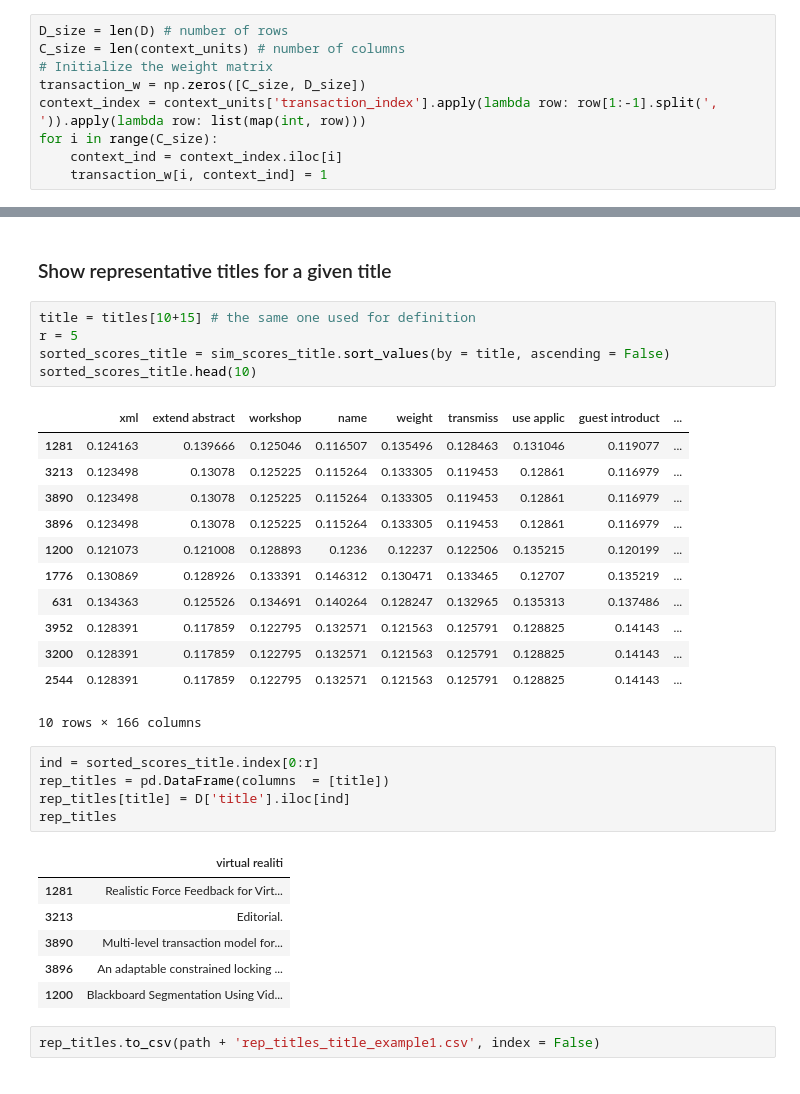
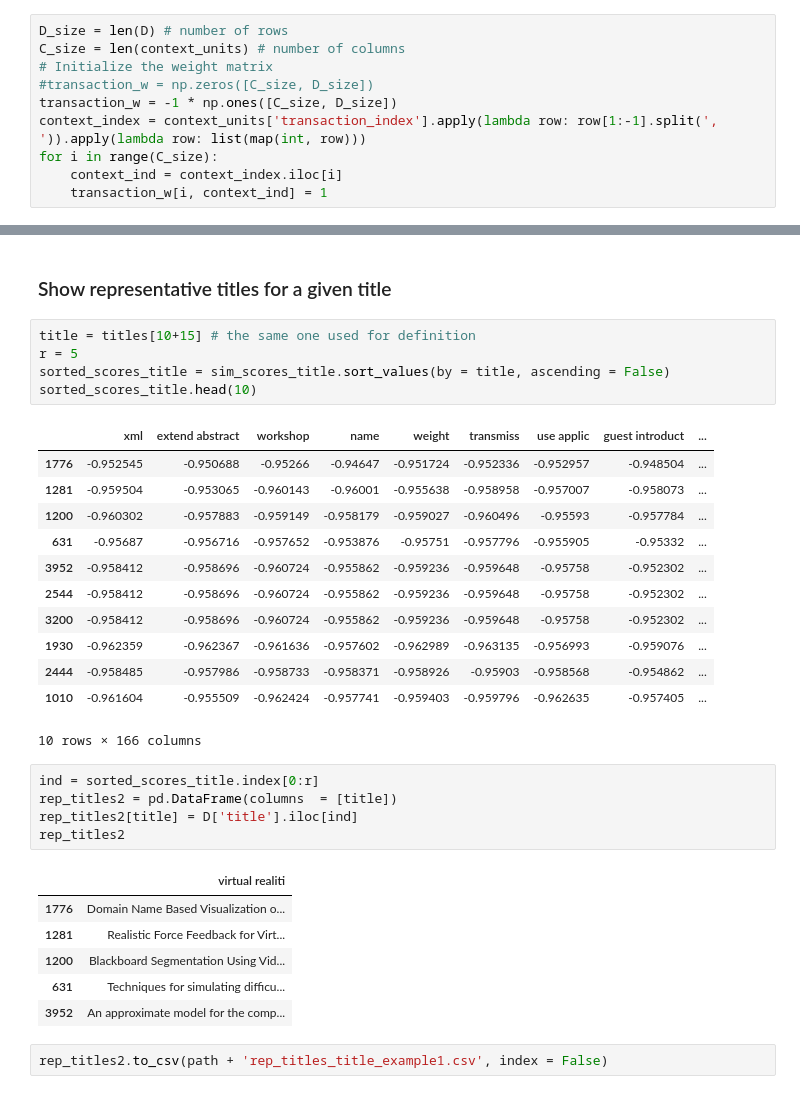
Before and after one commit to bearnomore/CourseProject, a Jupyter notebook: JupyterNoteBookDemo/4. RepresentativeTitles2Pattern/Find_representative_titles_to_pattern.ipynb, the cells around one changed output, grey strips where cells are left out. Cells and saved outputs as stored; diff of their text form.

```diff
--- a/JupyterNoteBookDemo/4. RepresentativeTitles2Pattern/Find_representative_titles_to_pattern.ipynb
+++ b/JupyterNoteBookDemo/4. RepresentativeTitles2Pattern/Find_representative_titles_to_pattern.ipynb
@@ -48,7 +48,8 @@ context_units
 D_size = len(D) # number of rows
 C_size = len(context_units) # number of columns
 # Initialize the weight matrix
-transaction_w = np.zeros([C_size, D_size])
+#transaction_w = np.zeros([C_size, D_size])
+transaction_w = -1 * np.ones([C_size, D_size])
 context_index = context_units['transaction_index'].apply(lambda row: row[1:-1].split(', ')).apply(lambda row: list(map(int, row)))
 for i in range(C_size):
     context_ind = context_index.iloc[i]
@@ -231,28 +232,28 @@ sorted_scores_title = sim_scores_title.sort_values(by = title, ascending = False
 sorted_scores_title.head(10)
 # %% [output]
 |  | xml | extend abstract | workshop | name | weight | transmiss | use applic | guest introduct | ... |
-| 1281 | 0.124163 | 0.139666 | 0.125046 | 0.116507 | 0.135496 | 0.128463 | 0.131046 | 0.119077 | ... |
-| 3213 | 0.123498 | 0.13078 | 0.125225 | 0.115264 | 0.133305 | 0.119453 | 0.12861 | 0.116979 | ... |
-| 3890 | 0.123498 | 0.13078 | 0.125225 | 0.115264 | 0.133305 | 0.119453 | 0.12861 | 0.116979 | ... |
-| 3896 | 0.123498 | 0.13078 | 0.125225 | 0.115264 | 0.133305 | 0.119453 | 0.12861 | 0.116979 | ... |
-| 1200 | 0.121073 | 0.121008 | 0.128893 | 0.1236 | 0.12237 | 0.122506 | 0.135215 | 0.120199 | ... |
-| 1776 | 0.130869 | 0.128926 | 0.133391 | 0.146312 | 0.130471 | 0.133465 | 0.12707 | 0.135219 | ... |
-| 631 | 0.134363 | 0.125526 | 0.134691 | 0.140264 | 0.128247 | 0.132965 | 0.135313 | 0.137486 | ... |
-| 3952 | 0.128391 | 0.117859 | 0.122795 | 0.132571 | 0.121563 | 0.125791 | 0.128825 | 0.14143 | ... |
-| 3200 | 0.128391 | 0.117859 | 0.122795 | 0.132571 | 0.121563 | 0.125791 | 0.128825 | 0.14143 | ... |
-| 2544 | 0.128391 | 0.117859 | 0.122795 | 0.132571 | 0.121563 | 0.125791 | 0.128825 | 0.14143 | ... |
+| 1776 | -0.952545 | -0.950688 | -0.95266 | -0.94647 | -0.951724 | -0.952336 | -0.952957 | -0.948504 | ... |
+| 1281 | -0.959504 | -0.953065 | -0.960143 | -0.96001 | -0.955638 | -0.958958 | -0.957007 | -0.958073 | ... |
+| 1200 | -0.960302 | -0.957883 | -0.959149 | -0.958179 | -0.959027 | -0.960496 | -0.95593 | -0.957784 | ... |
+| 631 | -0.95687 | -0.956716 | -0.957652 | -0.953876 | -0.95751 | -0.957796 | -0.955905 | -0.95332 | ... |
+| 3952 | -0.958412 | -0.958696 | -0.960724 | -0.955862 | -0.959236 | -0.959648 | -0.95758 | -0.952302 | ... |
+| 2544 | -0.958412 | -0.958696 | -0.960724 | -0.955862 | -0.959236 | -0.959648 | -0.95758 | -0.952302 | ... |
+| 3200 | -0.958412 | -0.958696 | -0.960724 | -0.955862 | -0.959236 | -0.959648 | -0.95758 | -0.952302 | ... |
+| 1930 | -0.962359 | -0.962367 | -0.961636 | -0.957602 | -0.962989 | -0.963135 | -0.956993 | -0.959076 | ... |
+| 2444 | -0.958485 | -0.957986 | -0.958733 | -0.958371 | -0.958926 | -0.95903 | -0.958568 | -0.954862 | ... |
+| 1010 | -0.961604 | -0.955509 | -0.962424 | -0.957741 | -0.959403 | -0.959796 | -0.962635 | -0.957405 | ... |
 10 rows × 166 columns
 # %%
 ind = sorted_scores_title.index[0:r]
-rep_titles = pd.DataFrame(columns  = [title])
-rep_titles[title] = D['title'].iloc[ind]
-rep_titles
+rep_titles2 = pd.DataFrame(columns  = [title])
+rep_titles2[title] = D['title'].iloc[ind]
+rep_titles2
 # %% [output]
 |  | virtual realiti |
+| 1776 | Domain Name Based Visualization o... |
 | 1281 | Realistic Force Feedback for Virt... |
-| 3213 | Editorial. |
-| 3890 | Multi-level transaction model for... |
-| 3896 | An adaptable constrained locking ... |
 | 1200 | Blackboard Segmentation Using Vid... |
+| 631 | Techniques for simulating difficu... |
+| 3952 | An approximate model for the comp... |
 # %%
-rep_titles.to_csv(path + 'rep_titles_title_example1.csv', index = False)
+rep_titles2.to_csv(path + 'rep_titles_title_example1.csv', index = False)
```
Also changed, not shown: parts of 4 cells of this notebook, 10 other files.
